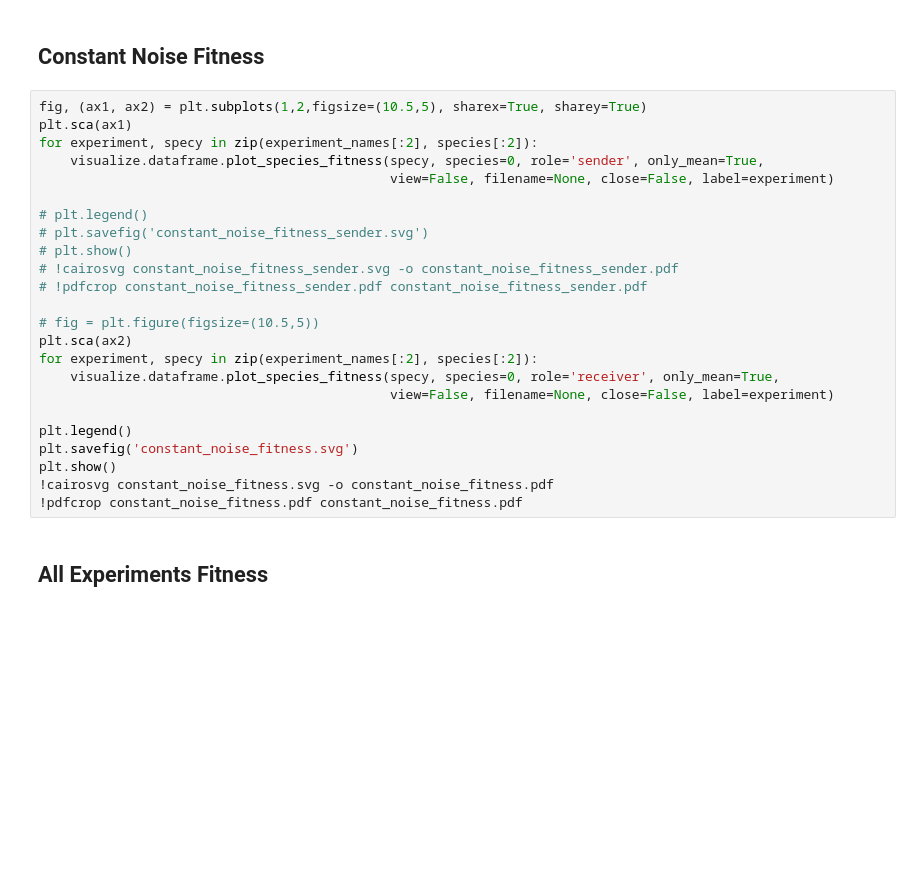
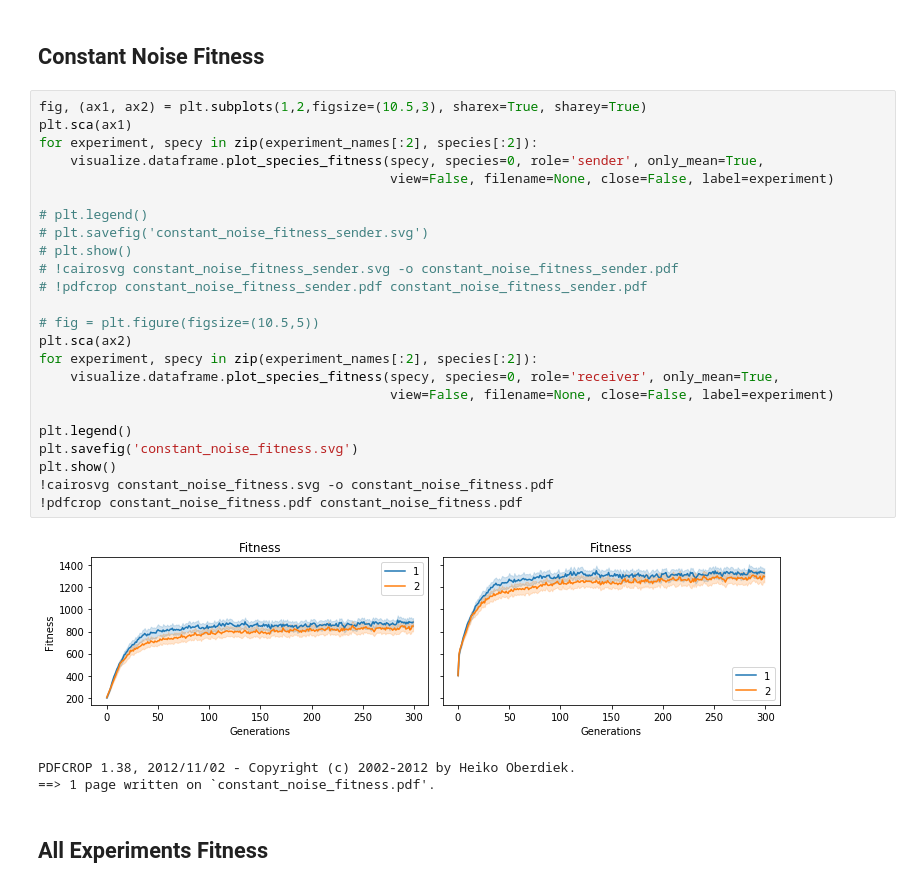
Before and after one commit to dkadish/EvolvingSonicNiches, a Jupyter notebook: runs/images_for_publication.ipynb, the cells around one changed output. Drawn from its saved outputs; the diff is of its cells as text; blank space fills up the shorter version.

```diff
--- a/runs/images_for_publication.ipynb
+++ b/runs/images_for_publication.ipynb
@@ -167,28 +211,32 @@ Probably not used in the final.
 # %% [markdown]
 ## Constant Noise Fitness
 # %%
-fig, (ax1, ax2) = plt.subplots(1,2,figsize=(10.5,5), sharex=True, sharey=True)
+fig, (ax1, ax2) = plt.subplots(1,2,figsize=(10.5,3), sharex=True, sharey=True)
 plt.sca(ax1)
 for experiment, specy in zip(experiment_names[:2], species[:2]):
     visualize.dataframe.plot_species_fitness(specy, species=0, role='sender', only_mean=True,
                                              view=False, filename=None, close=False, label=experiment)
 
 # plt.legend()
 # plt.savefig('constant_noise_fitness_sender.svg')
 # plt.show()
 # !cairosvg constant_noise_fitness_sender.svg -o constant_noise_fitness_sender.pdf
 # !pdfcrop constant_noise_fitness_sender.pdf constant_noise_fitness_sender.pdf
 
 # fig = plt.figure(figsize=(10.5,5))
 plt.sca(ax2)
 for experiment, specy in zip(experiment_names[:2], species[:2]):
     visualize.dataframe.plot_species_fitness(specy, species=0, role='receiver', only_mean=True,
                                              view=False, filename=None, close=False, label=experiment)
 
 plt.legend()
 plt.savefig('constant_noise_fitness.svg')
 plt.show()
 !cairosvg constant_noise_fitness.svg -o constant_noise_fitness.pdf
 !pdfcrop constant_noise_fitness.pdf constant_noise_fitness.pdf
+# %% [output]
+[figure, added]
+PDFCROP 1.38, 2012/11/02 - Copyright (c) 2002-2012 by Heiko Oberdiek.
+==> 1 page written on `constant_noise_fitness.pdf'.
 # %% [markdown]
 ## All Experiments Fitness
```
Also changed, not shown: parts of 13 cells of this notebook, 3 other files.
